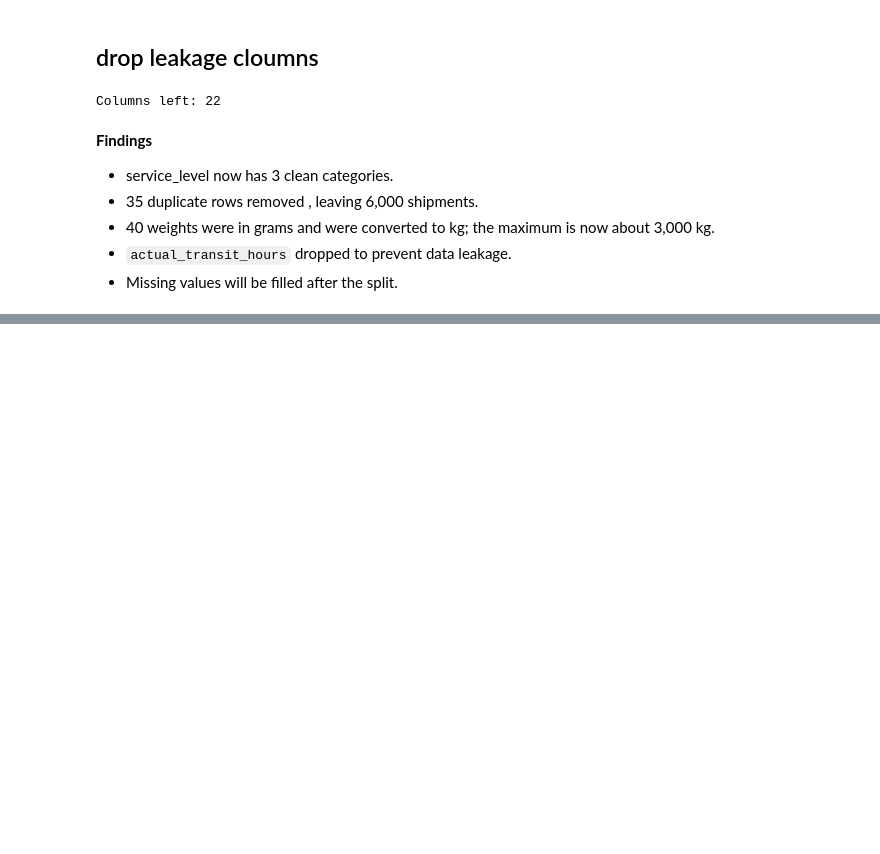
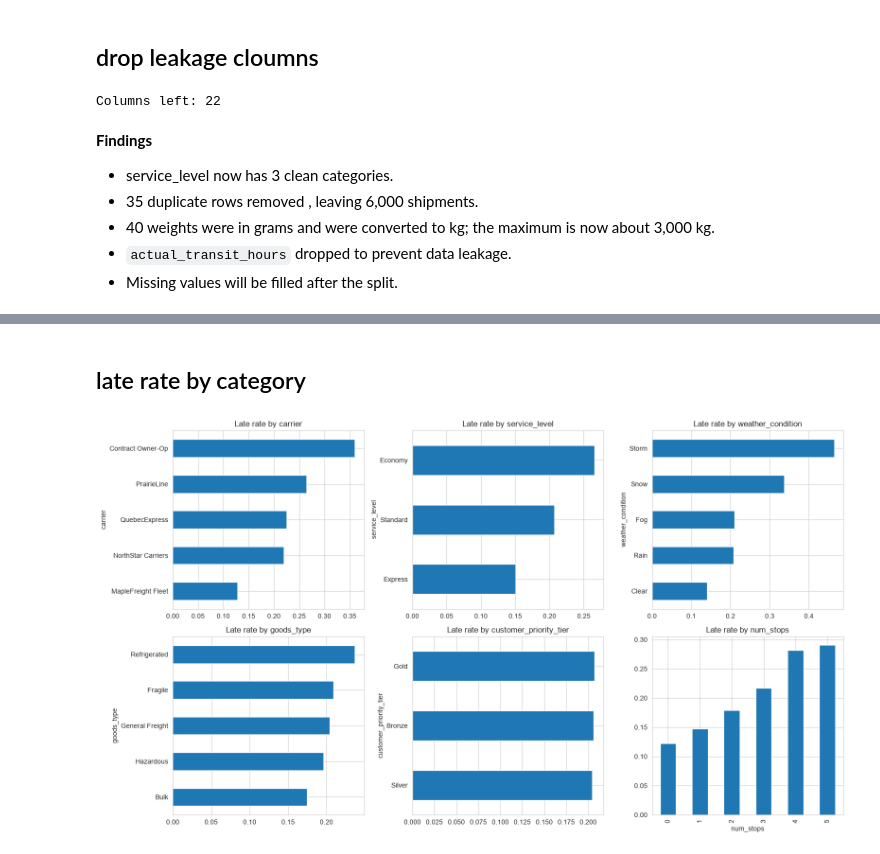
Before and after one commit to AnushAdhikari/Delivery-Delay-Prediction-Slack-Alerts, a Jupyter notebook: MapleFreight_Delivery_Delay_Prediction_c0968893.ipynb, the cells around one changed output, grey strips where cells are left out. Saved outputs shown, nothing was run; the diff lists cells and outputs as text; code cells hidden in the pictures; blank space fills up the shorter version.

```diff
--- a/MapleFreight_Delivery_Delay_Prediction_c0968893.ipynb
+++ b/MapleFreight_Delivery_Delay_Prediction_c0968893.ipynb
@@ -174,0 +201,16 @@ Columns left: 22
+# %% [markdown]
+## late rate by category
+# %%
+# Late rate for each category column
+cats = ["carrier", "service_level", "weather_condition", "goods_type", "customer_priority_tier"]
+fig, axes = plt.subplots(2, 3, figsize=(16, 9))
+for ax, c in zip(axes.flat, cats):
+# Plot late rate by category
+    df.groupby(c)["delivered_late"].mean().sort_values().plot(kind="barh", ax=ax, title=f"Late rate by {c}")
+    # Add counts on each bar
+    # counts = df[c].value_counts()
+df.groupby("num_stops")["delivered_late"].mean().plot(kind="bar", ax=axes.flat[5], title="Late rate by num_stops")
+plt.tight_layout()
+plt.show()
+# %% [output]
+[figure, added]
```
Also changed, not shown: parts of 19 cells of this notebook.
